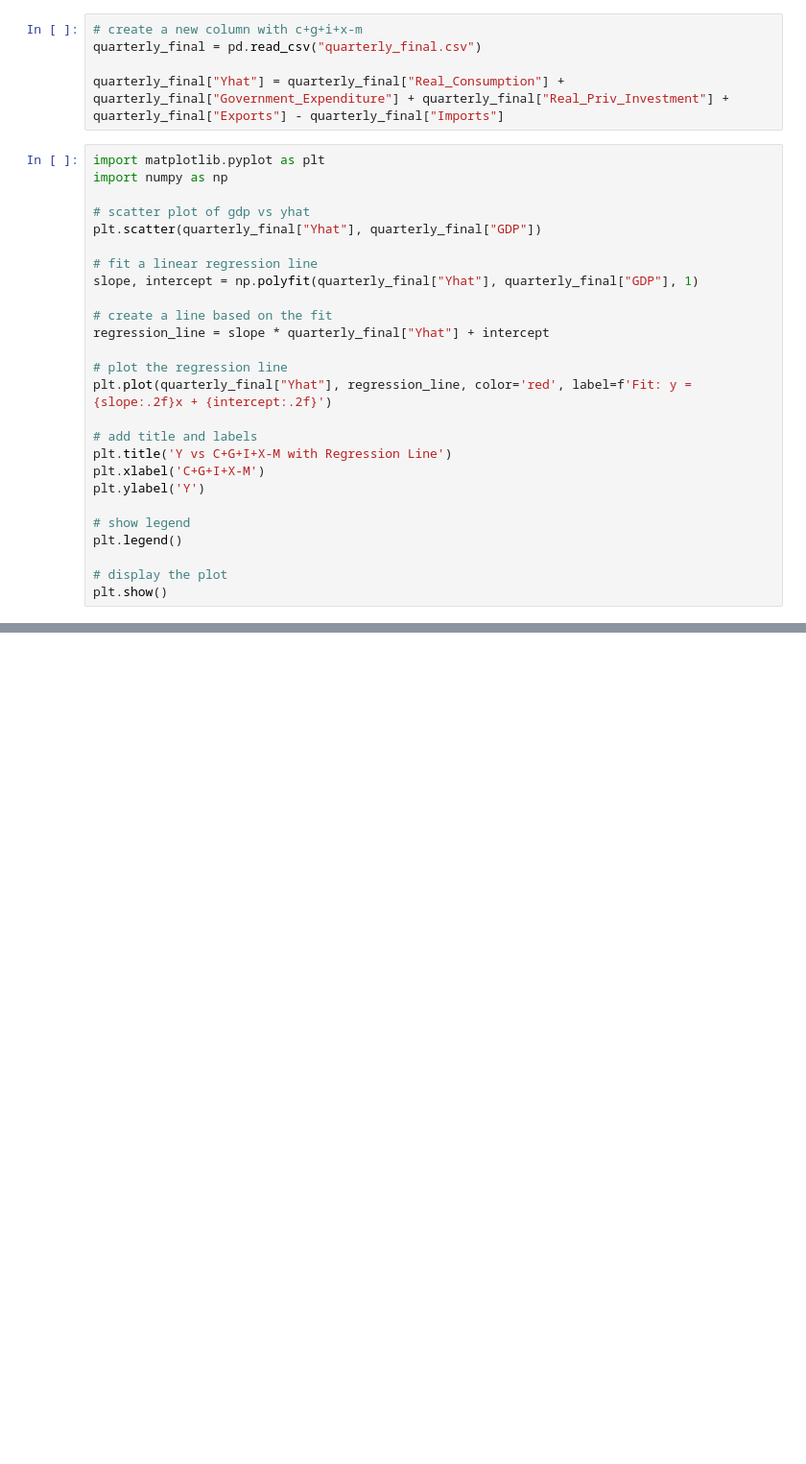
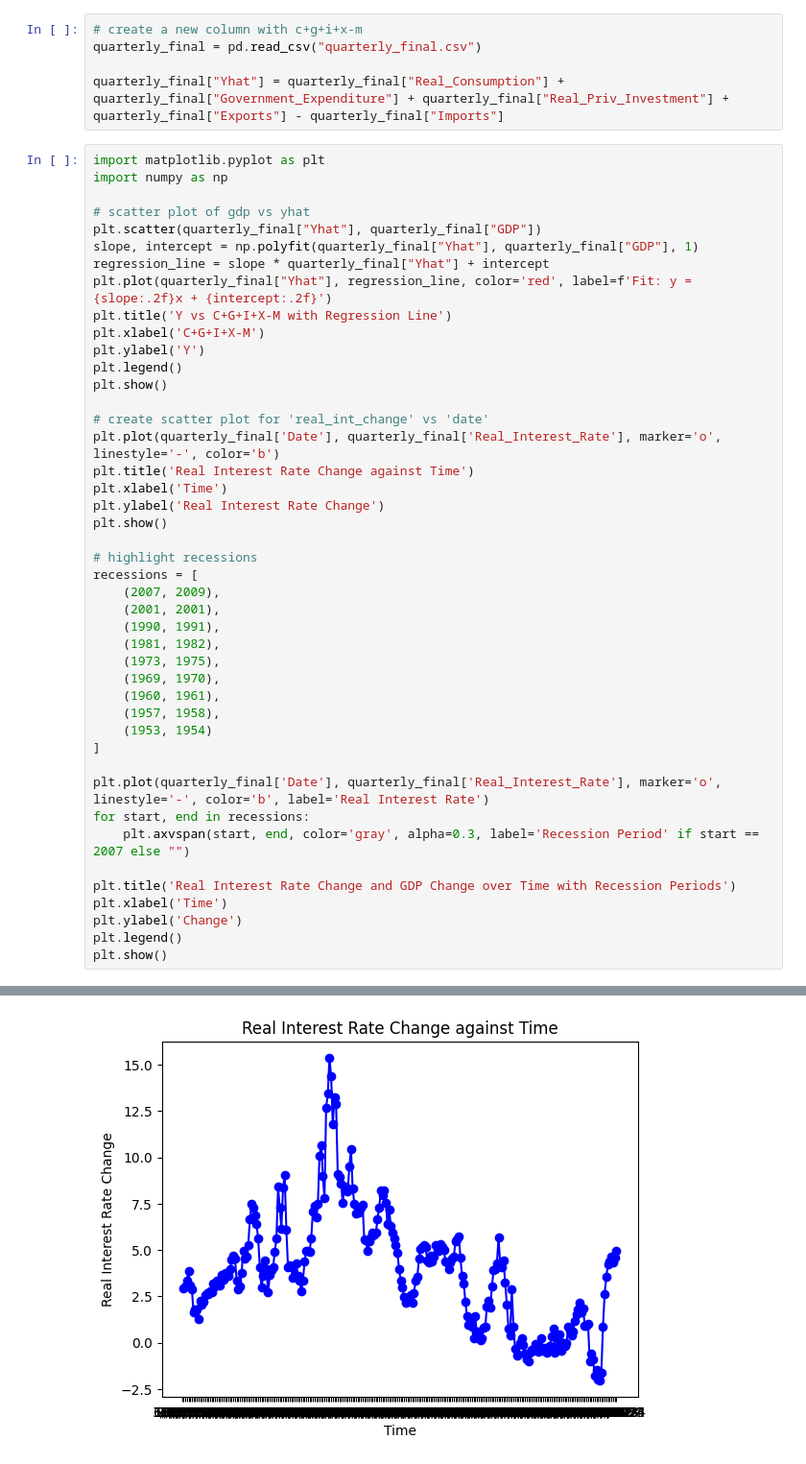
Before and after one commit to loowenwen/databusters, a Jupyter notebook: NUS_DSESC_DATABUSTERS_11.ipynb, the cells around one changed output, grey strips where cells are left out. Shown at 96% size. Saved outputs shown, nothing was run; the diff lists cells and outputs as text; blank space fills up the shorter version.

Commit message:
create more plots

```diff
--- a/NUS_DSESC_DATABUSTERS_11.ipynb
+++ b/NUS_DSESC_DATABUSTERS_11.ipynb
@@ -215,28 +216,47 @@ quarterly_final["Yhat"] = quarterly_final["Real_Consumption"] + quarterly_final[
 # %%
 import matplotlib.pyplot as plt
 import numpy as np
 
 # scatter plot of gdp vs yhat
 plt.scatter(quarterly_final["Yhat"], quarterly_final["GDP"])
-
-# fit a linear regression line
 slope, intercept = np.polyfit(quarterly_final["Yhat"], quarterly_final["GDP"], 1)
-
-# create a line based on the fit
 regression_line = slope * quarterly_final["Yhat"] + intercept
-
-# plot the regression line
 plt.plot(quarterly_final["Yhat"], regression_line, color='red', label=f'Fit: y = {slope:.2f}x + {intercept:.2f}')
-
-# add title and labels
 plt.title('Y vs C+G+I+X-M with Regression Line')
 plt.xlabel('C+G+I+X-M')
 plt.ylabel('Y')
+plt.legend()
+plt.show()
 
-# show legend
+# create scatter plot for 'real_int_change' vs 'date'
+plt.plot(quarterly_final['Date'], quarterly_final['Real_Interest_Rate'], marker='o', linestyle='-', color='b')
+plt.title('Real Interest Rate Change against Time')
+plt.xlabel('Time')
+plt.ylabel('Real Interest Rate Change')
+plt.show()
+
+# highlight recessions
+recessions = [
+    (2007, 2009),
+    (2001, 2001),
+    (1990, 1991),
+    (1981, 1982),
+    (1973, 1975),
+    (1969, 1970),
+    (1960, 1961),
+    (1957, 1958),
+    (1953, 1954)
+]
+
+plt.plot(quarterly_final['Date'], quarterly_final['Real_Interest_Rate'], marker='o', linestyle='-', color='b', label='Real Interest Rate')
+for start, end in recessions:
+    plt.axvspan(start, end, color='gray', alpha=0.3, label='Recession Period' if start == 2007 else "")
+
+plt.title('Real Interest Rate Change and GDP Change over Time with Recession Periods')
+plt.xlabel('Time')
+plt.ylabel('Change')
 plt.legend()
-
-# display the plot
 plt.show()
 # %% [output]
 [figure]
+[figure, added]
```
Also changed, not shown: parts of 3 cells of this notebook, 1 other file.
